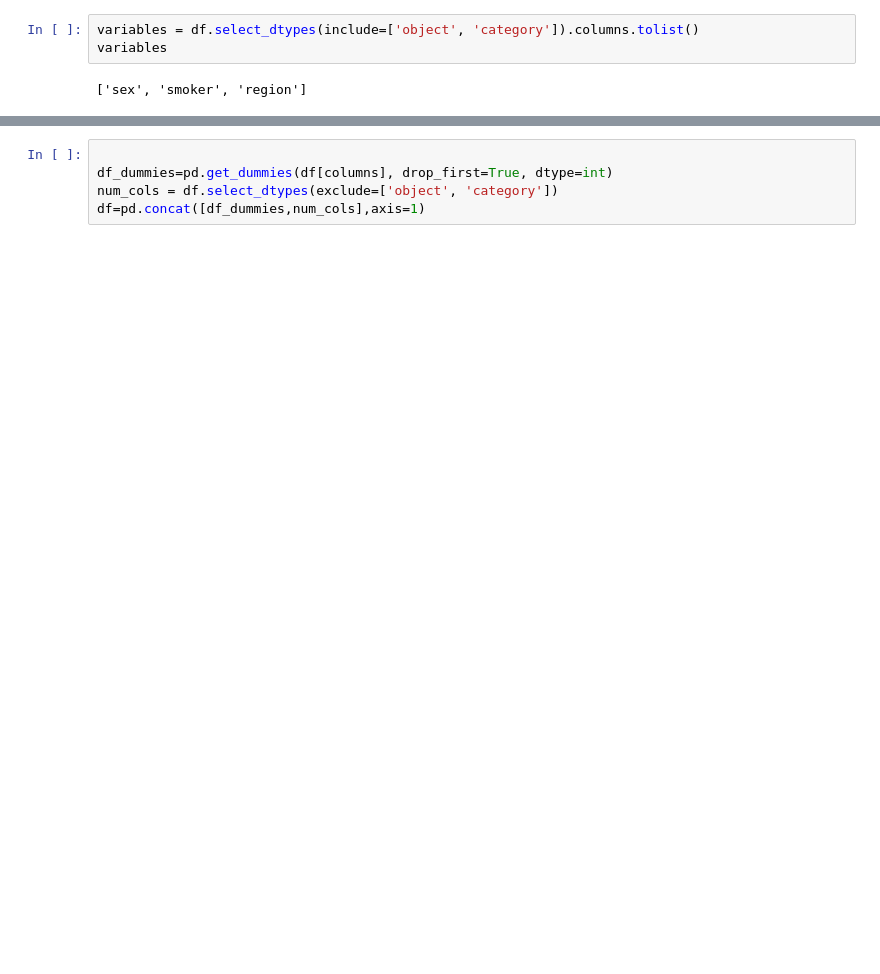
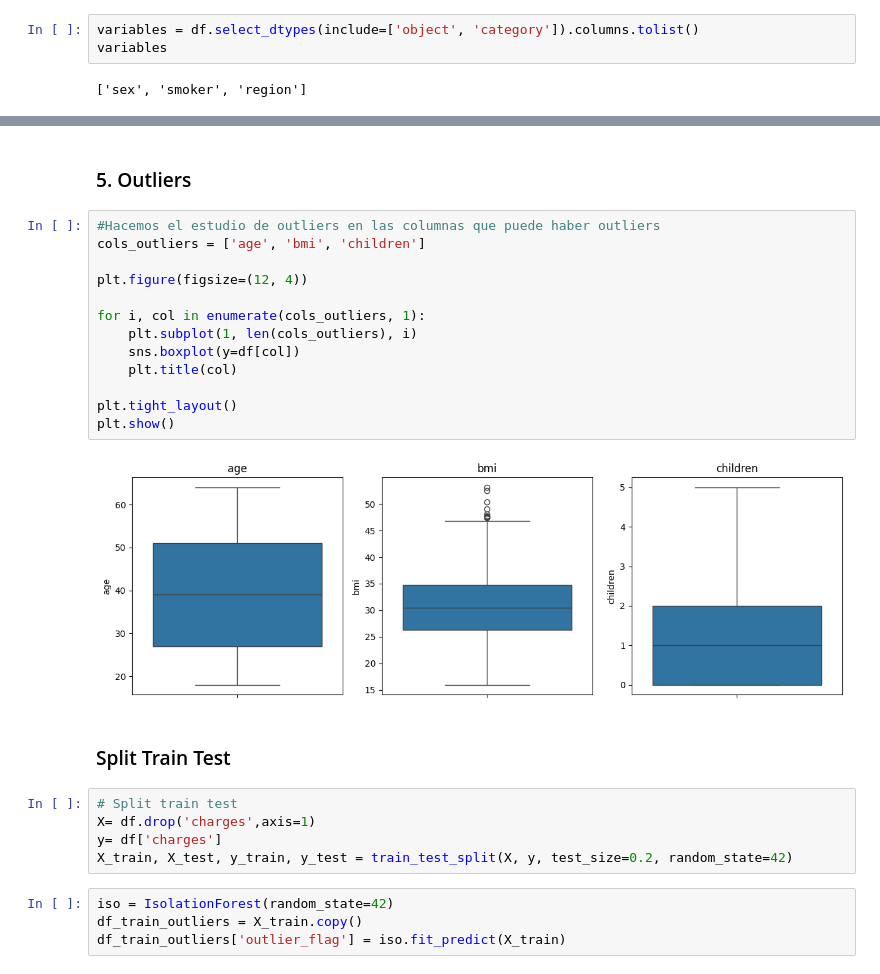
Before and after one commit to 4GeeksAcademy/carlossuesc95-intro-ml, a Jupyter notebook: src/02-lineal-regression.ipynb, the cells around one changed output, grey strips where cells are left out. Saved outputs shown, nothing was run; the diff lists cells and outputs as text; blank space fills up the shorter version.

```diff
--- a/src/02-lineal-regression.ipynb
+++ b/src/02-lineal-regression.ipynb
@@ -63,5 +150,28 @@ df_dummies
-# %%
-
-df_dummies=pd.get_dummies(df[columns], drop_first=True, dtype=int)
-num_cols = df.select_dtypes(exclude=['object', 'category'])
-df=pd.concat([df_dummies,num_cols],axis=1)
+# %% [markdown]
+### 5. Outliers
+# %%
+#Hacemos el estudio de outliers en las columnas que puede haber outliers
+cols_outliers = ['age', 'bmi', 'children']
+
+plt.figure(figsize=(12, 4))
+
+for i, col in enumerate(cols_outliers, 1):
+    plt.subplot(1, len(cols_outliers), i)
+    sns.boxplot(y=df[col])
+    plt.title(col)
+
+plt.tight_layout()
+plt.show()
+# %% [output]
+[figure, added]
+# %% [markdown]
+### Split Train Test
+# %%
+# Split train test
+X= df.drop('charges',axis=1)
+y= df['charges']
+X_train, X_test, y_train, y_test = train_test_split(X, y, test_size=0.2, random_state=42)
+# %%
+iso = IsolationForest(random_state=42)
+df_train_outliers = X_train.copy()
+df_train_outliers['outlier_flag'] = iso.fit_predict(X_train)
```
Also changed, not shown: parts of 37 cells of this notebook, 1 other file.
